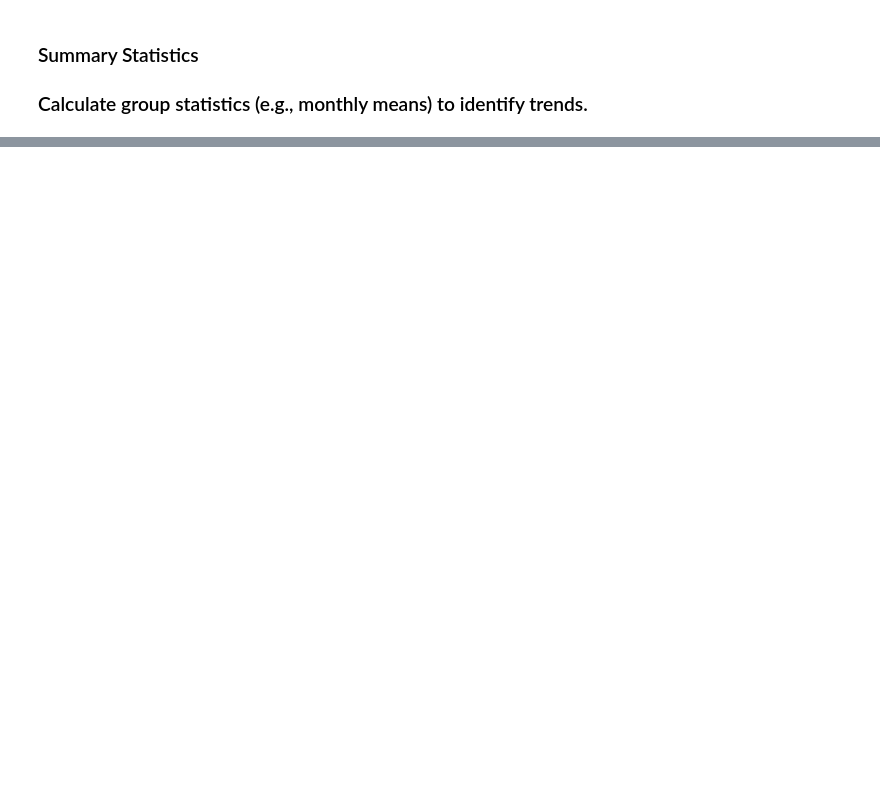
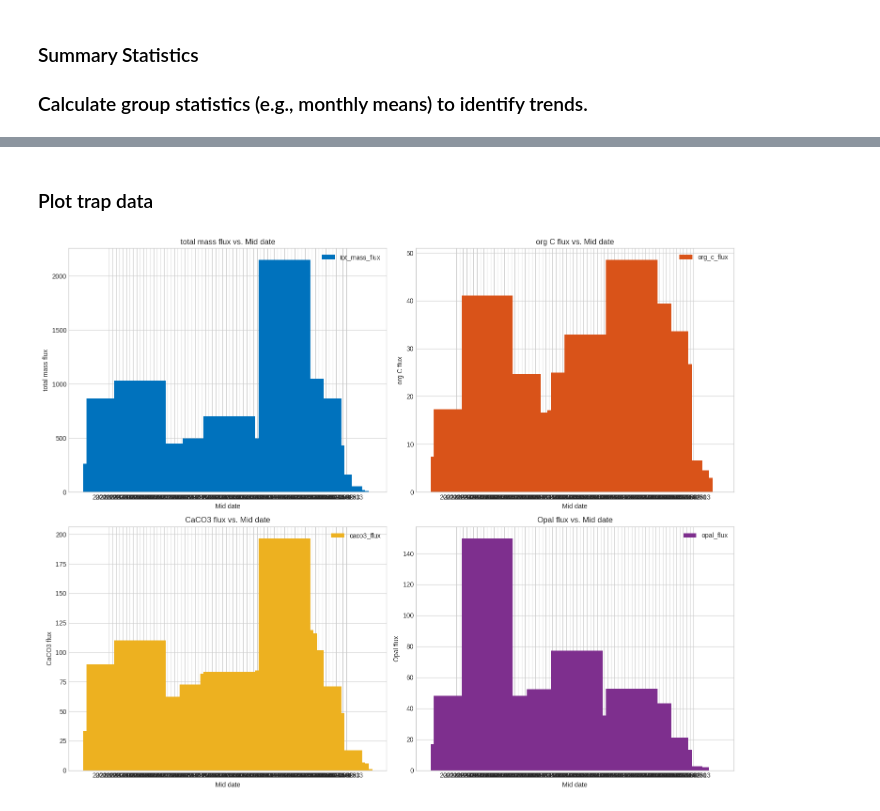
Before and after one commit to eqmh/sedtrap_bbp, a Jupyter notebook: bbp_data_explorer.ipynb, the cells around one changed output, grey strips where cells are left out. Saved outputs shown, nothing was run; the diff lists cells and outputs as text; code cells hidden in the pictures; blank space fills up the shorter version.

```diff
--- a/bbp_data_explorer.ipynb
+++ b/bbp_data_explorer.ipynb
@@ -88,0 +194,44 @@ print(monthly_summary)
+# %% [markdown]
+### Plot trap data
+# %%
+if 'trap_flux_tbl' in locals() and not trap_flux_tbl.empty and 'Mid-Date' in trap_flux_tbl.columns:
+    fig, axes = plt.subplots(2, 2, figsize=(15, 12))
+
+    # MATLAB Colors [R G B]
+    colors = {
+        'blue': [0, 0.4470, 0.7410],
+        'red': [0.8500, 0.3250, 0.0980],
+        'yellow': [0.9290, 0.6940, 0.1250],
+        'purple': [0.4940, 0.1840, 0.5560]
+    }
+
+    # Helper function to plot bars safely
+    def plot_trap_bar(ax, col_name, ylabel, title, color):
+        if col_name in trap_flux_tbl.columns:
+            ax.bar(trap_flux_tbl['Mid-Date'], trap_flux_tbl[col_name],
+                   label=col_name, color=color, width=15)
+            ax.set_xlabel("Mid date")
+            ax.set_ylabel(ylabel)
+            ax.set_title(title)
+            ax.legend()
+        else:
+            ax.set_title(f"Column '{col_name}' missing")
+
+    # Total Mass Flux
+    plot_trap_bar(axes[0, 0], 'tot_mass_flux', "total mass flux", "total mass flux vs. Mid date", colors['blue'])
+
+    # Organic Carbon Flux
+    plot_trap_bar(axes[0, 1], 'org_c_flux', "org C flux", "org C flux vs. Mid date", colors['red'])
+
+    # CaCO3 Flux
+    plot_trap_bar(axes[1, 0], 'caco3_flux', "CaCO3 flux", "CaCO3 flux vs. Mid date", colors['yellow'])
+
+    # Opal Flux
+    plot_trap_bar(axes[1, 1], 'opal_flux', "Opal flux", "Opal flux vs. Mid date", colors['purple'])
+
+    plt.tight_layout()
+    plt.show()
+else:
+    print("Trap flux data or 'Mid_Date' column not available for plotting.")
+# %% [output]
+[figure, added]
```
Also changed, not shown: parts of 9 cells of this notebook.
